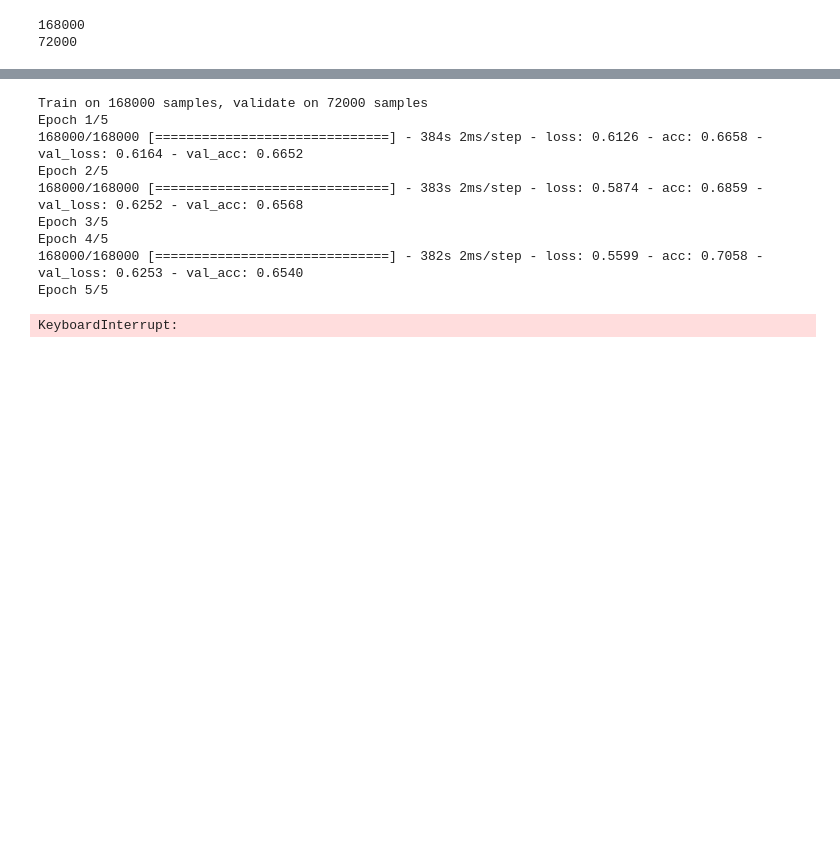
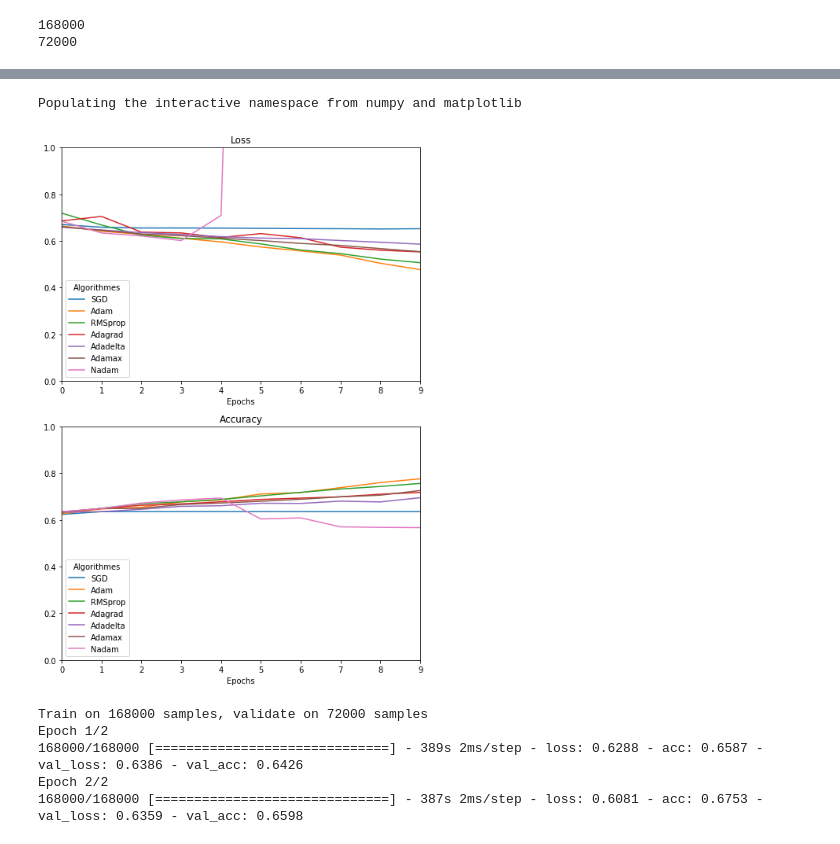
Before and after one commit to moustaphacheikh/Authorprofilling, a Jupyter notebook: Model.ipynb, the cells around one changed output, grey strips where cells are left out. Cells and saved outputs as stored; diff of their text form; code cells hidden in the pictures; blank space fills up the shorter version.

```diff
--- a/Model.ipynb
+++ b/Model.ipynb
@@ -69,3 +64,35 @@ Finished tokenizing texts
+# %%
+def loa_embedding_matrix(embedding_path, word_index, embedding_dim,gensim=True):
+    if not os.path.exists('data/embedding_matrix.npy'):
+        print('Load embedding model.')
+        if gensim:
+            word2vec = KeyedVectors.load(embedding_path)
+            word2vec = word2vec.wv
+        else:
+
+            word2vec = KeyedVectors.load_word2vec_format(embedding_path)
+        embeddings_index = {}
+        for i in range(len(word2vec.index2word)):
+            word = word2vec.index2word[i]
+            vector = word2vec.index2word[i]
+            embeddings_index[word] = word2vec[vector]
+        print('Numbers of words in embedding model :', len(embeddings_index))
+        print('Preparing embedding matrix.')
+        embedding_matrix = np.zeros((len(word_index) + 1, embedding_dim))
+        for word, i in word_index.items():
+            embedding_vector = embeddings_index.get(word)
+            if embedding_vector is not None:
+                embedding_matrix[i] = embedding_vector
+        print('Embeding matrix size :', len(embedding_matrix))
+        np.save('data/embedding_matrix.npy', embedding_matrix)
+        print('Saved embedding matrix')
+    else:
+        embedding_matrix = np.load('data/embedding_matrix.npy')
+        print('Loaded embedding matrix')
+    return embedding_matrix
+# %%
+embedding_dim = 300
+embedding_path = './data/embeddings/corpus_size=300_min_count=5_iter=10_sg=1_window=3'
 # %%
-embedding_matrix = load_embedding_matrix(embedding_path, word_index, embedding_dim,gensim=gensim)
+embedding_matrix = loa_embedding_matrix(embedding_path, word_index, embedding_dim,gensim=True)
 # %% [output]
@@ -73,4 +104,6 @@ Loaded embedding matrix
 # %%
 from keras import backend as K
 K.clear_session()
+# %%
+optimizers = ['SGD()','Adam()','RMSprop()','Adagrad()','Adadelta()','Adamax()','Nadam()']
 # %%
@@ -98,0 +150,5 @@ checkpoint = ModelCheckpoint(bi_gru_filepath, monitor='val_acc', verbose=2, save
+# %%
+plot_histories(dflist)
+# %% [output]
+Populating the interactive namespace from numpy and matplotlib
+[figure, added]
@@ -99,13 +182,8 @@ checkpoint = ModelCheckpoint(bi_gru_filepath, monitor='val_acc', verbose=2, save
 # %%
-history = model_bi_gru.fit(x_train,y_train,batch_size=100,epochs=5,validation_data=(x_test,y_test),verbose=1)
+history = model.fit(x_train,y_train,batch_size=100,epochs=10,validation_data=(x_test,y_test),verbose=1)
 # %% [output]
 Train on 168000 samples, validate on 72000 samples
-Epoch 1/5
-168000/168000 [==============================] - 384s 2ms/step - loss: 0.6126 - acc: 0.6658 - val_loss: 0.6164 - val_acc: 0.6652
-Epoch 2/5
-168000/168000 [==============================] - 383s 2ms/step - loss: 0.5874 - acc: 0.6859 - val_loss: 0.6252 - val_acc: 0.6568
-Epoch 3/5
-Epoch 4/5
-168000/168000 [==============================] - 382s 2ms/step - loss: 0.5599 - acc: 0.7058 - val_loss: 0.6253 - val_acc: 0.6540
-Epoch 5/5
+Epoch 1/2
+168000/168000 [==============================] - 389s 2ms/step - loss: 0.6288 - acc: 0.6587 - val_loss: 0.6386 - val_acc: 0.6426
+Epoch 2/2
+168000/168000 [==============================] - 387s 2ms/step - loss: 0.6081 - acc: 0.6753 - val_loss: 0.6359 - val_acc: 0.6598
-KeyboardInterrupt:
```
Also changed, not shown: parts of 24 cells of this notebook, 3 other files.
